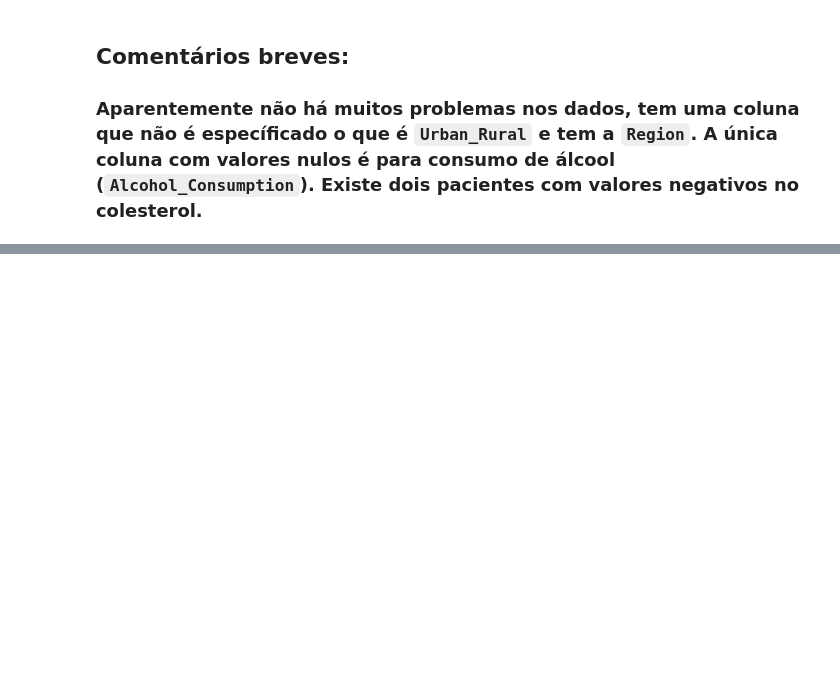
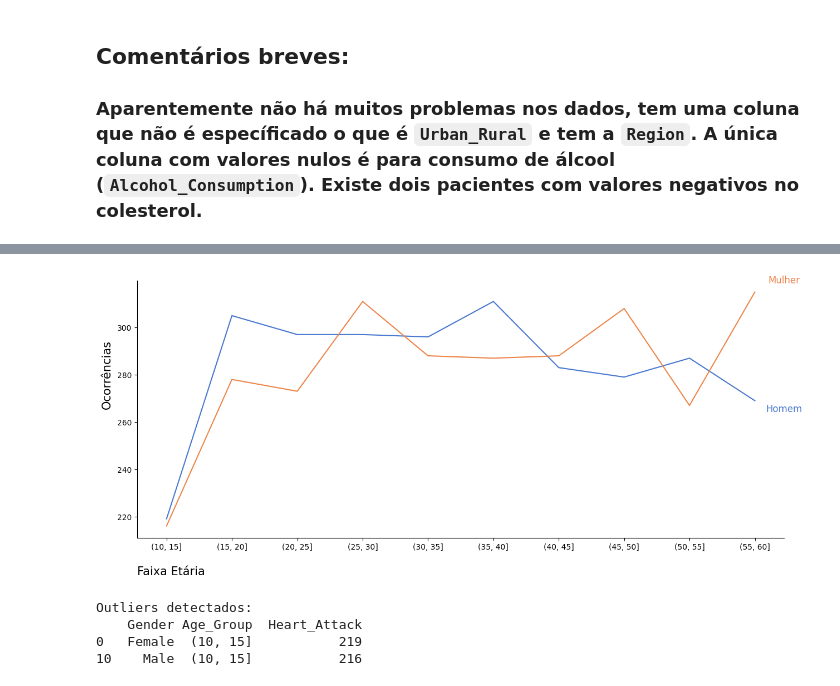
Before and after one commit to Gui-Leao/Heart-Attack-Prediction, a Jupyter notebook: EDA.ipynb, the cells around one changed output, grey strips where cells are left out. Cells and saved outputs as stored; diff of their text form; code cells hidden in the pictures; blank space fills up the shorter version.

Commit message:
Arrumando os gráficos e as informações exibidas na primeira questão levantada

```diff
--- a/EDA.ipynb
+++ b/EDA.ipynb
@@ -238,0 +165,11 @@ Index(['ID', 'Age', 'Gender', 'Region', 'Blood_Pressure', 'Cholesterol', 'BMI',
+# %%
+# Separando em feixa etária a idade 5 em 5 anos
+df['Age_Group'] = pd.cut(df['Age'], bins=range(10, 65, 5))
+
+# Agrupando por faixa etária removendo os outros, e somando as ocorrencias
+df_occurrences_by_age_and_gender = df[(df['Heart_Attack']) & (df['Gender']!='Other')].groupby(['Gender','Age_Group'],observed=True)['Heart_Attack'].sum().reset_index()
+
+# Transformando em string
+df_occurrences_by_age_and_gender['Age_Group'] = df_occurrences_by_age_and_gender['Age_Group'].astype(str)
+
+df_occurrences_by_age_and_gender
@@ -238,0 +194,34 @@ Index(['ID', 'Age', 'Gender', 'Region', 'Blood_Pressure', 'Cholesterol', 'BMI',
+# %%
+# Escolhendo essa paleta de cores
+sns.set_palette("muted")
+
+# Construindo o gráfico
+plt.figure(figsize=(15, 6))
+
+ax = sns.lineplot(y='Heart_Attack',x='Age_Group',hue='Gender',data=df_occurrences_by_age_and_gender)
+ax.set_ylabel('Ocorrências', fontsize=15,labelpad = 20, verticalalignment='top', horizontalalignment='left')
+ax.set_xlabel('Faixa Etária', fontsize=15,labelpad = 20,loc='left')
+
+# Removendo linhas de grade para maior clareza
+ax.spines['top'].set_visible(False)
+ax.spines['right'].set_visible(False)
+
+ax.legend().set_visible(False)
+ax.text(1, 1, "Mulher", ha='center', va='center', transform=ax.transAxes, fontsize=12, color='#EE854A')
+ax.text(1, 0.5, "Homem", ha='center', va='center', transform=ax.transAxes, fontsize=12, color ='#4878D0')
+plt.show()
+# %% [output]
+[figure, added]
+# %%
+z_scores = stats.zscore(df_occurrences_by_age_and_gender['Heart_Attack'])
+
+# Filtrar outliers
+outliers = df_occurrences_by_age_and_gender[np.abs(z_scores) > 2]  # Usando 2 como o limite
+
+print("Outliers detectados:")
+print(outliers)
+# %% [output]
+Outliers detectados:
+    Gender Age_Group  Heart_Attack
+0   Female  (10, 15]           219
+10    Male  (10, 15]           216
```
Also changed, not shown: parts of 15 cells of this notebook.
